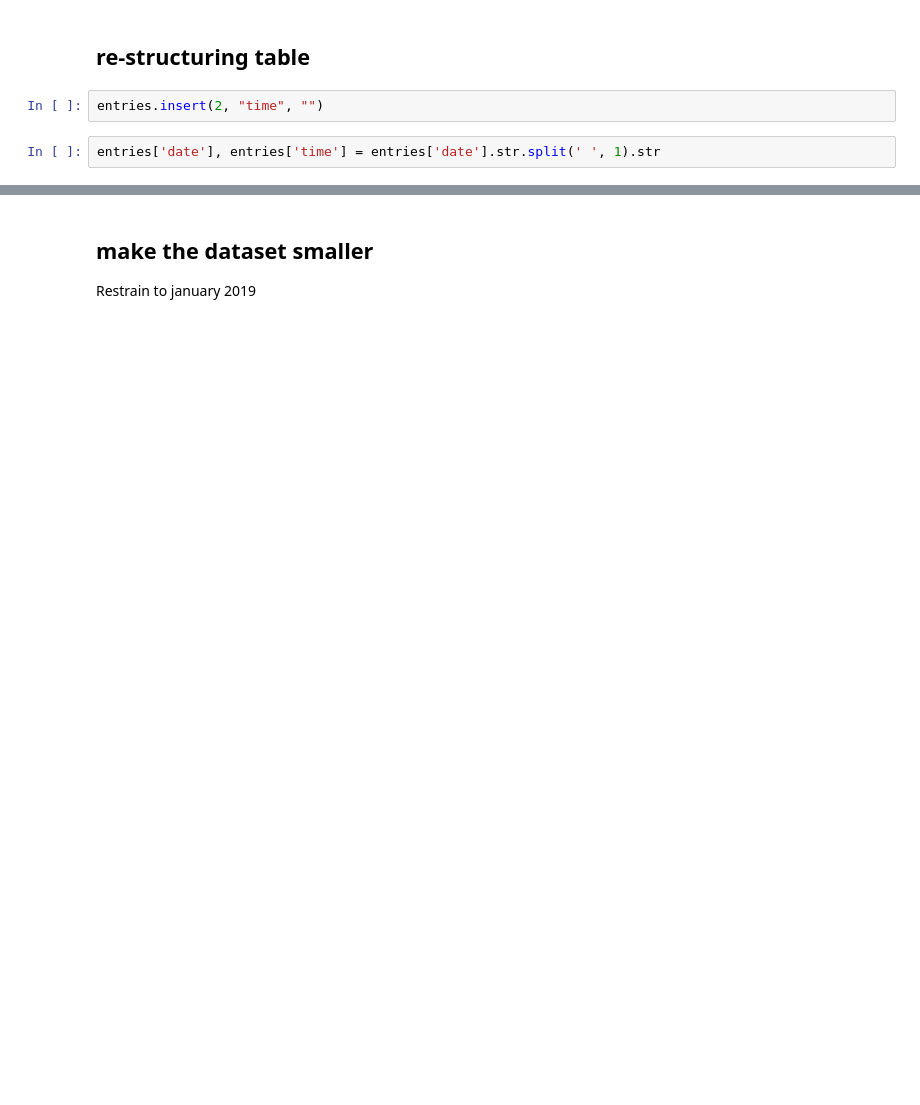
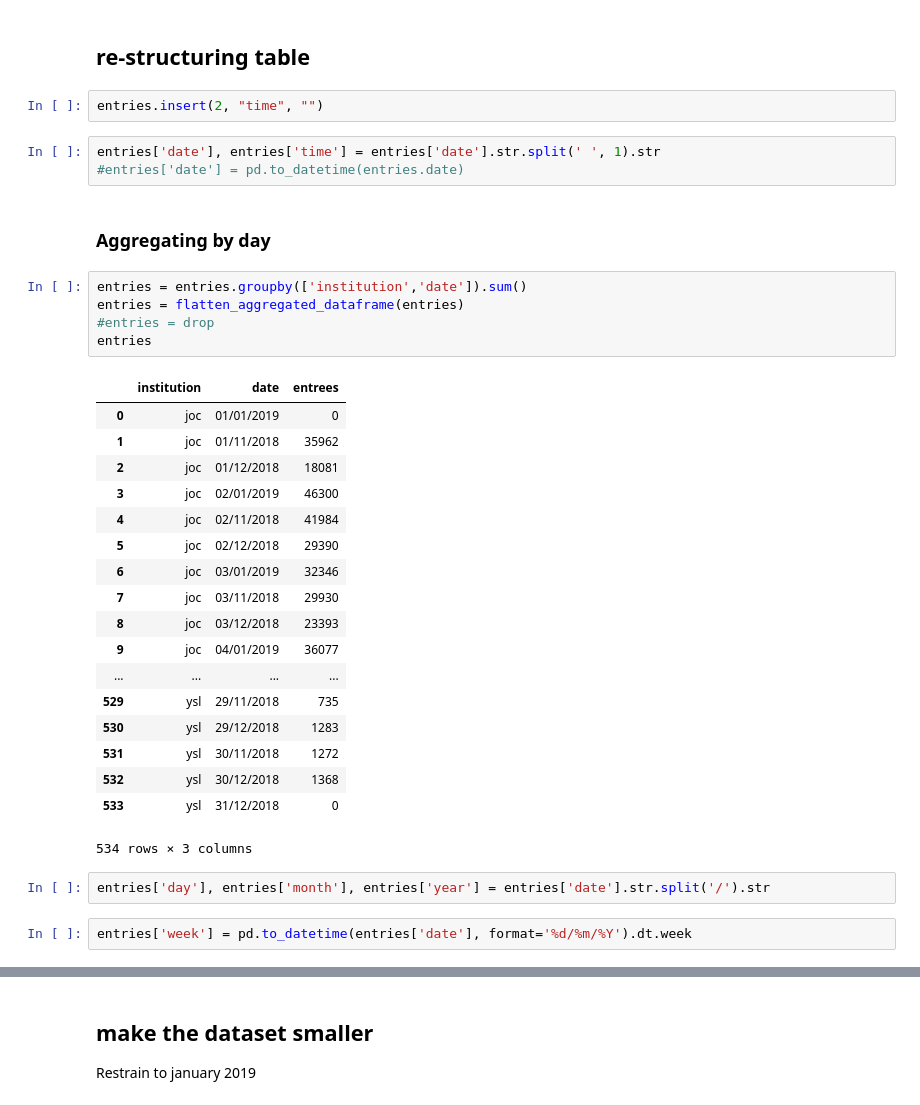
Before and after one commit to sical/cumulativeLineChart, a Jupyter notebook: visits/cleanup.ipynb, the cells around one changed output, grey strips where cells are left out. Cells and saved outputs as stored; diff of their text form; blank space fills up the shorter version.

```diff
--- a/visits/cleanup.ipynb
+++ b/visits/cleanup.ipynb
@@ -52,6 +80,37 @@ entries.head()
 entries.insert(2, "time", "")
 # %%
 entries['date'], entries['time'] = entries['date'].str.split(' ', 1).str
+#entries['date'] = pd.to_datetime(entries.date)
+# %% [markdown]
+### Aggregating by day
+# %%
+entries = entries.groupby(['institution','date']).sum()
+entries = flatten_aggregated_dataframe(entries)
+#entries = drop
+entries
+# %% [output]
+|  | institution | date | entrees |
+| 0 | joc | 01/01/2019 | 0 |
+| 1 | joc | 01/11/2018 | 35962 |
+| 2 | joc | 01/12/2018 | 18081 |
+| 3 | joc | 02/01/2019 | 46300 |
+| 4 | joc | 02/11/2018 | 41984 |
+| 5 | joc | 02/12/2018 | 29390 |
+| 6 | joc | 03/01/2019 | 32346 |
+| 7 | joc | 03/11/2018 | 29930 |
+| 8 | joc | 03/12/2018 | 23393 |
+| 9 | joc | 04/01/2019 | 36077 |
+| ... | ... | ... | ... |
+| 529 | ysl | 29/11/2018 | 735 |
+| 530 | ysl | 29/12/2018 | 1283 |
+| 531 | ysl | 30/11/2018 | 1272 |
+| 532 | ysl | 30/12/2018 | 1368 |
+| 533 | ysl | 31/12/2018 | 0 |
+534 rows × 3 columns
+# %%
+entries['day'], entries['month'], entries['year'] = entries['date'].str.split('/').str
+# %%
+entries['week'] = pd.to_datetime(entries['date'], format='%d/%m/%Y').dt.week
 # %%
 entries.head()
 # %% [output]
```
Also changed, not shown: parts of 11 cells of this notebook, 2 other files.
